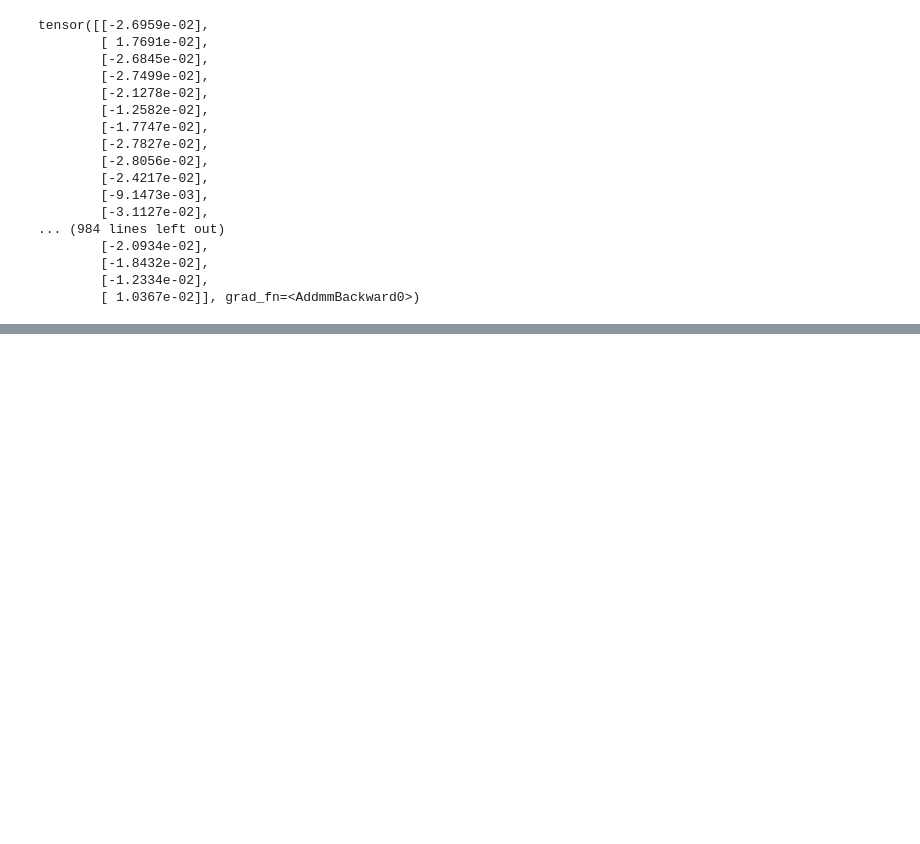
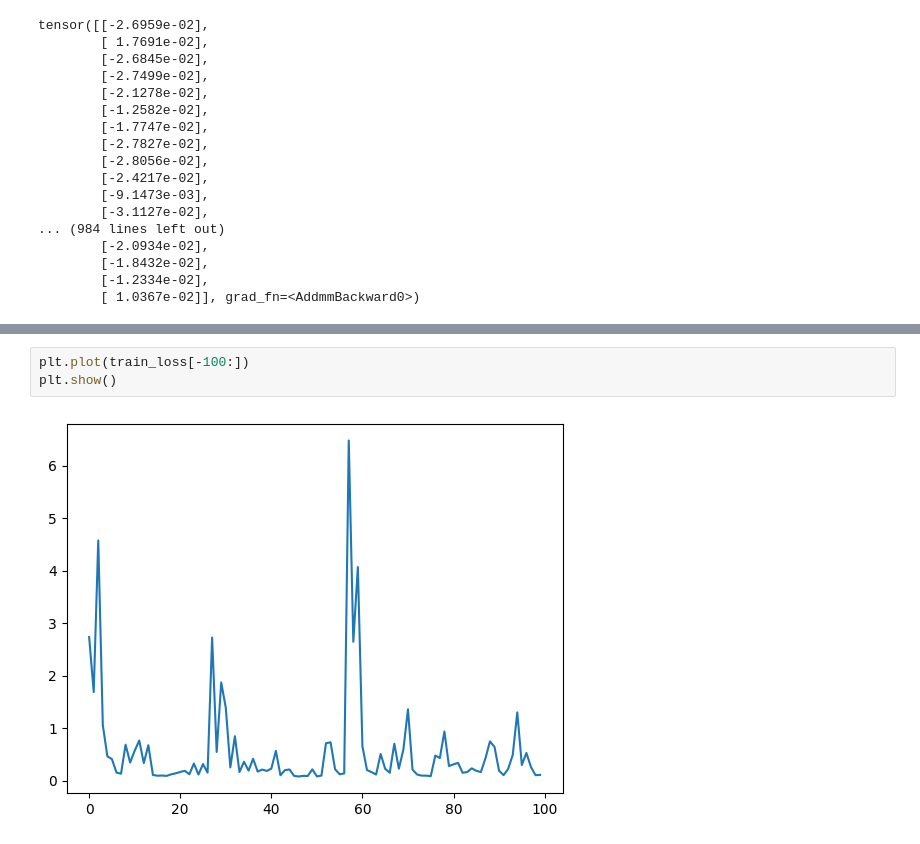
Before and after one commit to Justus-ui/Kan_vs_NN, a Jupyter notebook: train_NN.ipynb, the cells around one changed output, grey strips where cells are left out. Cells and saved outputs as stored; diff of their text form; blank space fills up the shorter version.

```diff
--- a/train_NN.ipynb
+++ b/train_NN.ipynb
@@ -182,3 +188,8 @@ Epoch [263/1000], Loss: 0.356026, lr: 0.001000
+# %%
+plt.plot(train_loss[-100:])
+plt.show()
+# %% [output]
+[figure, added]
 # %%
 import torch
 import matplotlib.pyplot as plt
```
Also changed, not shown: parts of 3 cells of this notebook, 1 other file.
